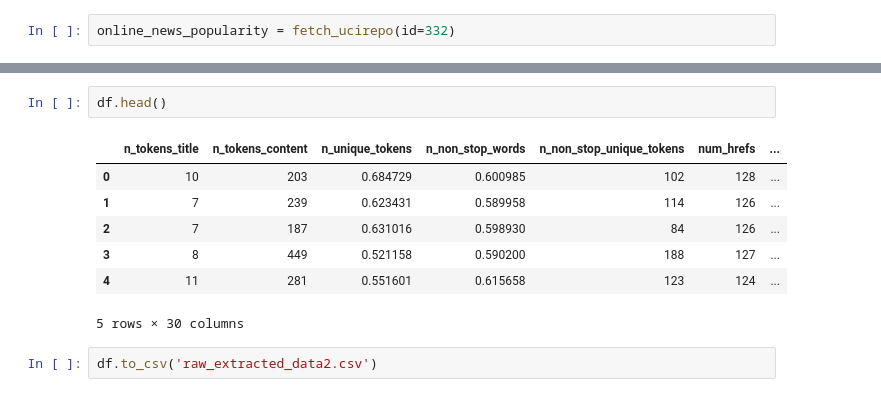
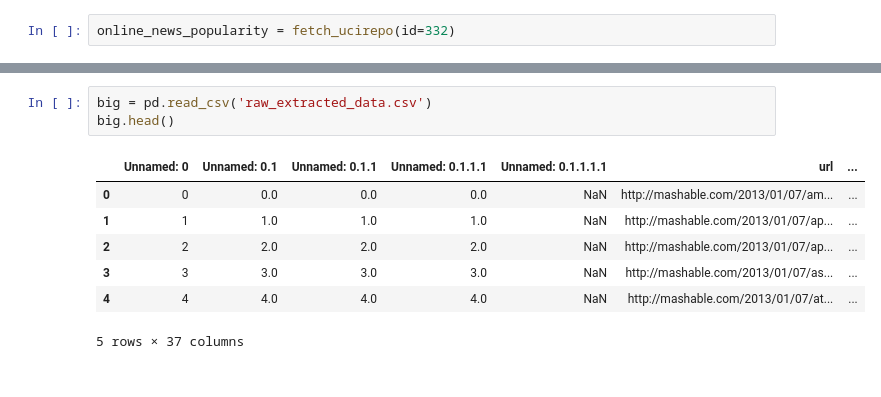
Before and after one commit to alecomasleon/NewsProphet, a Jupyter notebook: backend/make_data.ipynb, the cells around one changed output, grey strips where cells are left out. Saved outputs shown, nothing was run; the diff lists cells and outputs as text.

Commit message:
new data, etc

```diff
--- a/backend/make_data.ipynb
+++ b/backend/make_data.ipynb
@@ -57,12 +113,11 @@ for i in range(start, length):
-# %%
-df.head()
-# %% [output]
-|  | n_tokens_title | n_tokens_content | n_unique_tokens | n_non_stop_words | n_non_stop_unique_tokens | num_hrefs | ... |
-| 0 | 10 | 203 | 0.684729 | 0.600985 | 102 | 128 | ... |
-| 1 | 7 | 239 | 0.623431 | 0.589958 | 114 | 126 | ... |
-| 2 | 7 | 187 | 0.631016 | 0.598930 | 84 | 126 | ... |
-| 3 | 8 | 449 | 0.521158 | 0.590200 | 188 | 127 | ... |
-| 4 | 11 | 281 | 0.551601 | 0.615658 | 123 | 124 | ... |
-5 rows × 30 columns
-# %%
-df.to_csv('raw_extracted_data2.csv')
+# %%
+big = pd.read_csv('raw_extracted_data.csv')
+big.head()
+# %% [output]
+|  | Unnamed: 0 | Unnamed: 0.1 | Unnamed: 0.1.1 | Unnamed: 0.1.1.1 | Unnamed: 0.1.1.1.1 | url | ... |
+| 0 | 0 | 0.0 | 0.0 | 0.0 | NaN | http://mashable.com/2013/01/07/am... | ... |
+| 1 | 1 | 1.0 | 1.0 | 1.0 | NaN | http://mashable.com/2013/01/07/ap... | ... |
+| 2 | 2 | 2.0 | 2.0 | 2.0 | NaN | http://mashable.com/2013/01/07/ap... | ... |
+| 3 | 3 | 3.0 | 3.0 | 3.0 | NaN | http://mashable.com/2013/01/07/as... | ... |
+| 4 | 4 | 4.0 | 4.0 | 4.0 | NaN | http://mashable.com/2013/01/07/at... | ... |
+5 rows × 37 columns
```
Also changed, not shown: parts of 7 cells of this notebook, 8 other files.
